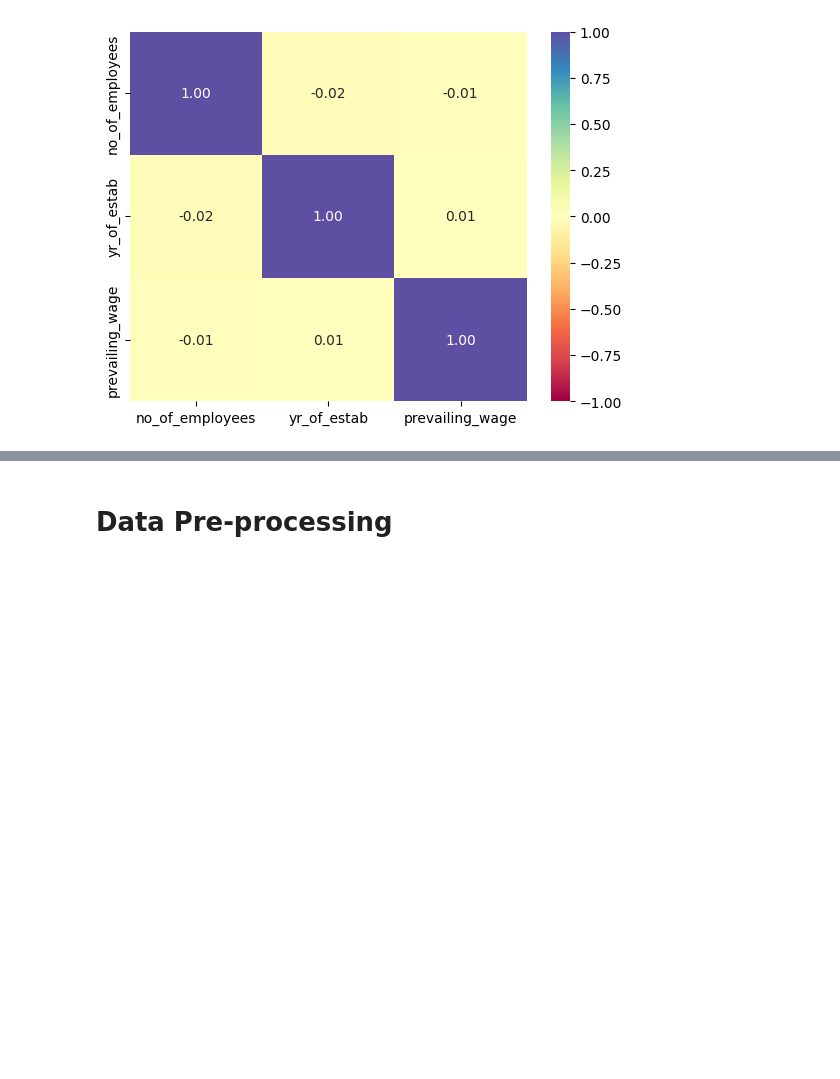
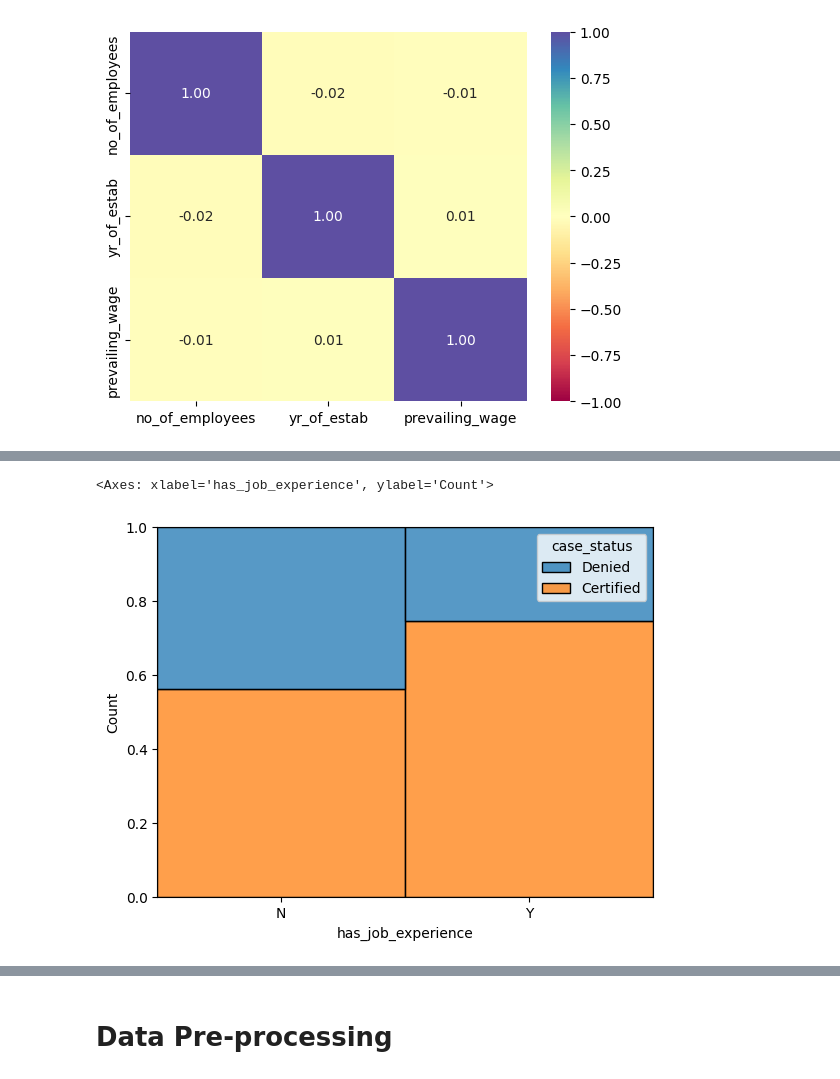
Before and after one commit to samdandy/ai-ml-course-proj-3, a Jupyter notebook: EasyVisa_proj_3.ipynb, the cells around one changed output, grey strips where cells are left out. Cells and saved outputs as stored; diff of their text form; code cells hidden in the pictures; blank space fills up the shorter version.

```diff
--- a/EasyVisa_proj_3.ipynb
+++ b/EasyVisa_proj_3.ipynb
@@ -267,0 +282,12 @@ sns.heatmap(
+# %%
+# Is there a significant difference in visa approval rates between employees with and without prior job experience?
+sns.histplot(
+    data=visa_data,
+    x="has_job_experience",
+    hue="case_status",
+    multiple="fill"
+)
+# I would not say that there is a signifigant difference in approval rates for employees with prior job experience but it does improve their chances having an approval.
+# %% [output]
+<Axes: xlabel='has_job_experience', ylabel='Count'>
+[figure, added]
```
Also changed, not shown: parts of 12 cells of this notebook.
